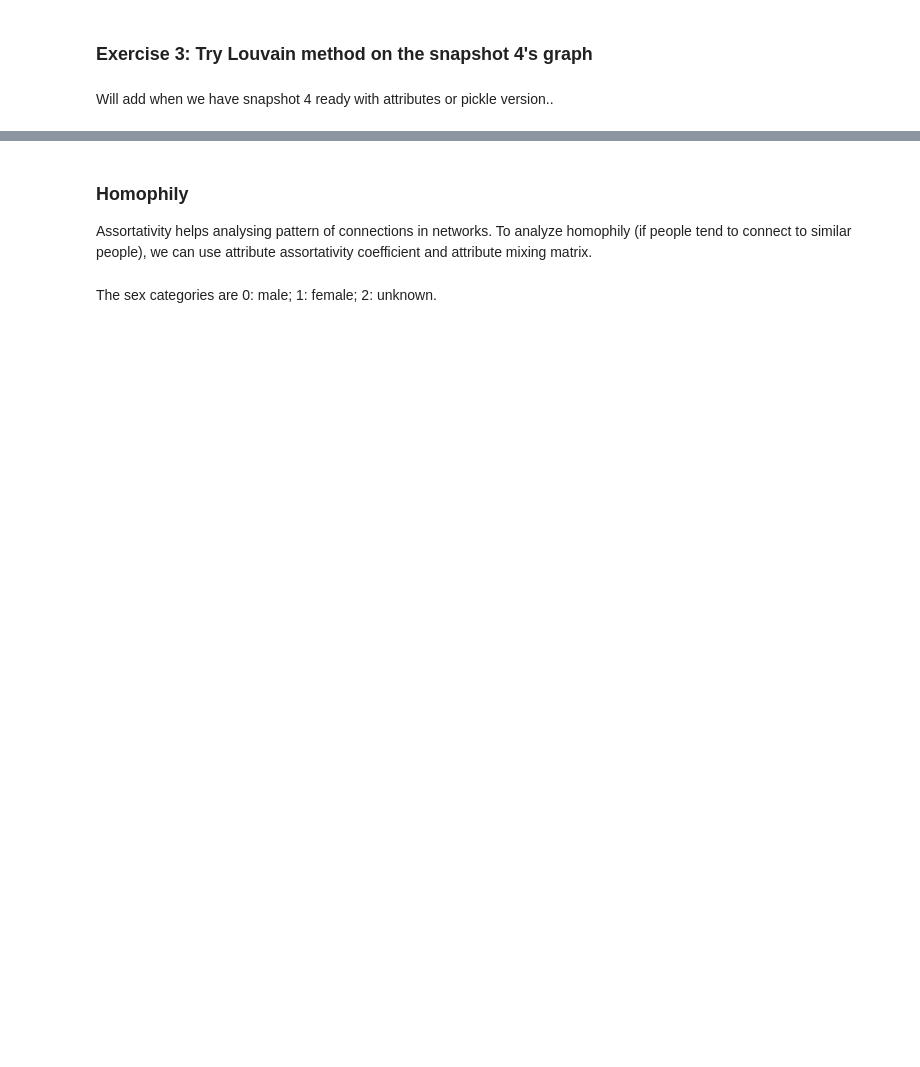
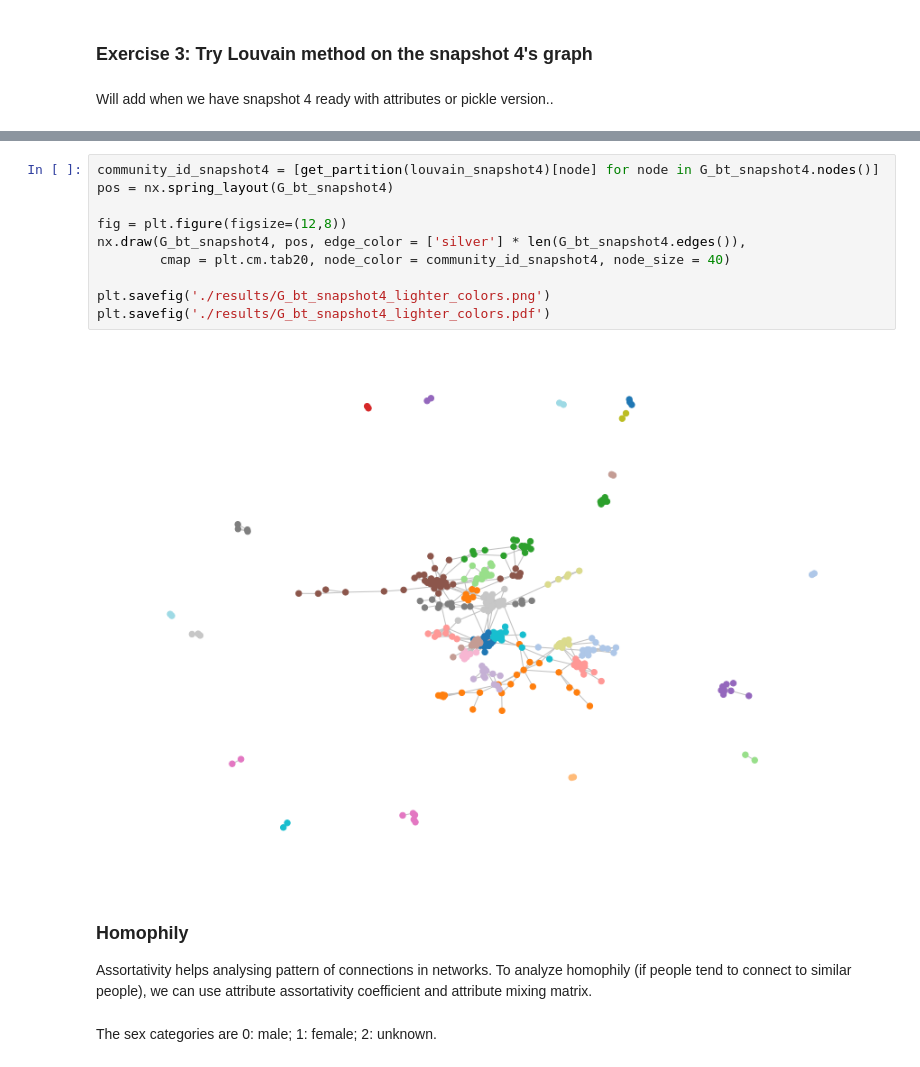
Before and after one commit to socialcomquant/css_methods_python_workshop, a Jupyter notebook: workshop2/2_network_analysis_solution.ipynb, the cells around one changed output, grey strips where cells are left out. Drawn from its saved outputs; the diff is of its cells as text; blank space fills up the shorter version.

```diff
--- a/workshop2/2_network_analysis_solution.ipynb
+++ b/workshop2/2_network_analysis_solution.ipynb
@@ -180,3 +276,15 @@ Will add when we have snapshot 4 ready with attributes or pickle version..
+# %%
+community_id_snapshot4 = [get_partition(louvain_snapshot4)[node] for node in G_bt_snapshot4.nodes()]
+pos = nx.spring_layout(G_bt_snapshot4)
+
+fig = plt.figure(figsize=(12,8))
+nx.draw(G_bt_snapshot4, pos, edge_color = ['silver'] * len(G_bt_snapshot4.edges()),
+        cmap = plt.cm.tab20, node_color = community_id_snapshot4, node_size = 40)
+
+plt.savefig('./results/G_bt_snapshot4_lighter_colors.png')
+plt.savefig('./results/G_bt_snapshot4_lighter_colors.pdf')
+# %% [output]
+[figure, added]
 # %% [markdown]
 ### Homophily
 
```
Also changed, not shown: parts of 41 cells of this notebook.
